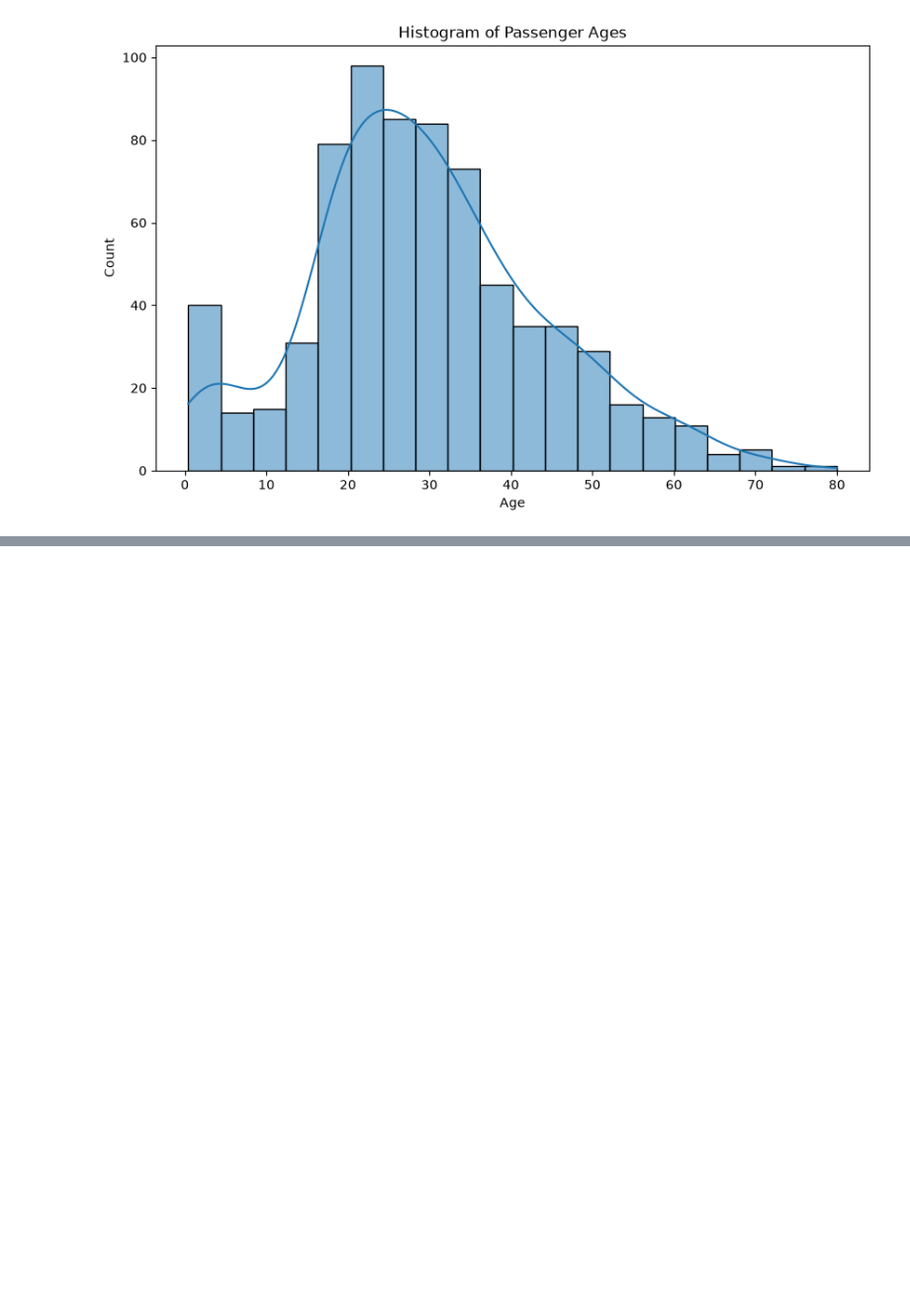
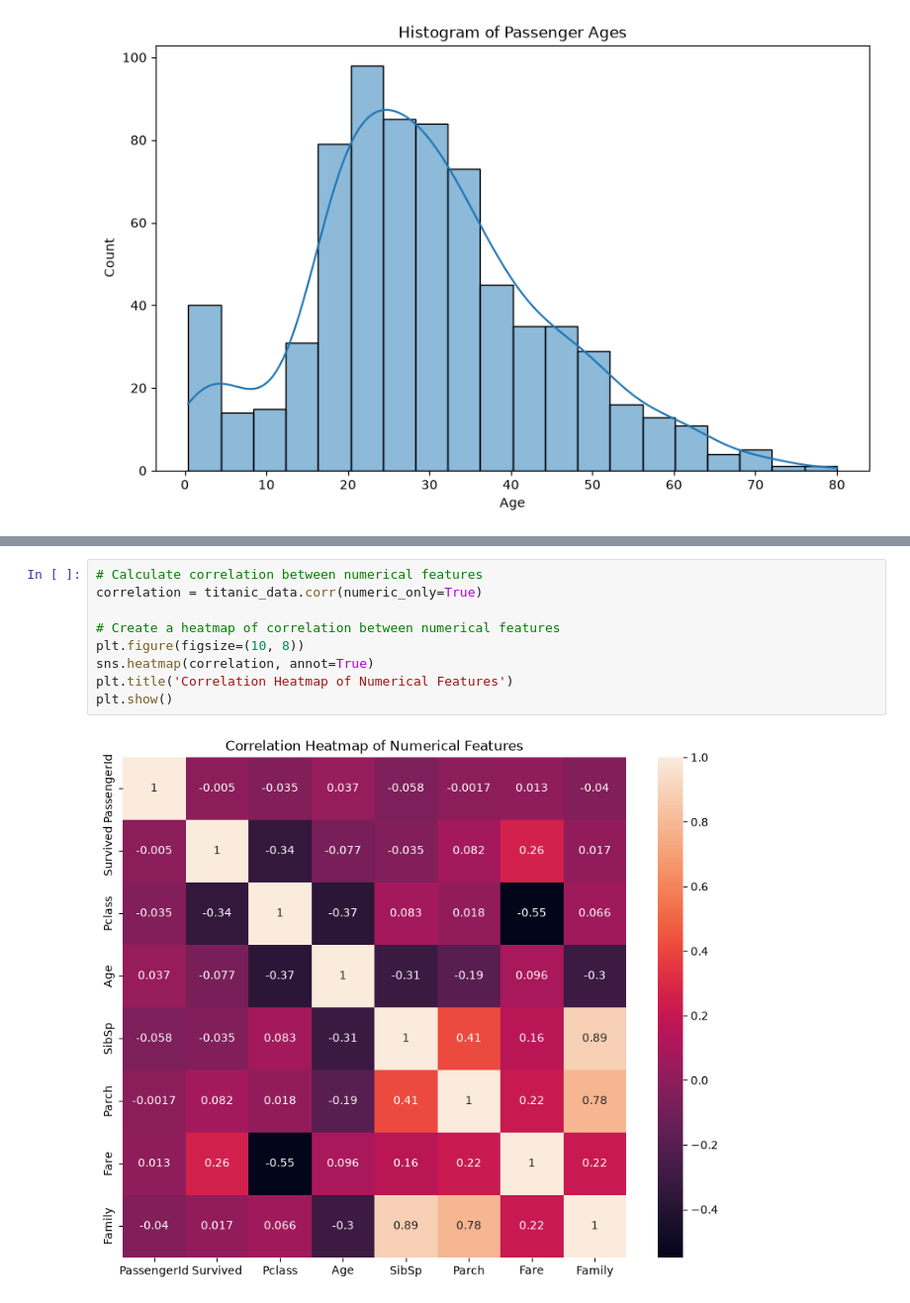
Before and after one commit to Yvesangwa/AI_labs, a Jupyter notebook: Lesson_5_EDA_project/Lesson_5_EDA_project.ipynb, the cells around one changed output, grey strips where cells are left out. Shown at 99% size. Drawn from its saved outputs; the diff is of its cells as text; blank space fills up the shorter version.

```diff
--- a/Lesson_5_EDA_project/Lesson_5_EDA_project.ipynb
+++ b/Lesson_5_EDA_project/Lesson_5_EDA_project.ipynb
@@ -309,0 +310,11 @@ plt.show()
+# %%
+# Calculate correlation between numerical features
+correlation = titanic_data.corr(numeric_only=True)
+
+# Create a heatmap of correlation between numerical features
+plt.figure(figsize=(10, 8))
+sns.heatmap(correlation, annot=True)
+plt.title('Correlation Heatmap of Numerical Features')
+plt.show()
+# %% [output]
+[figure, added]
```
Also changed, not shown: parts of 4 cells of this notebook.
